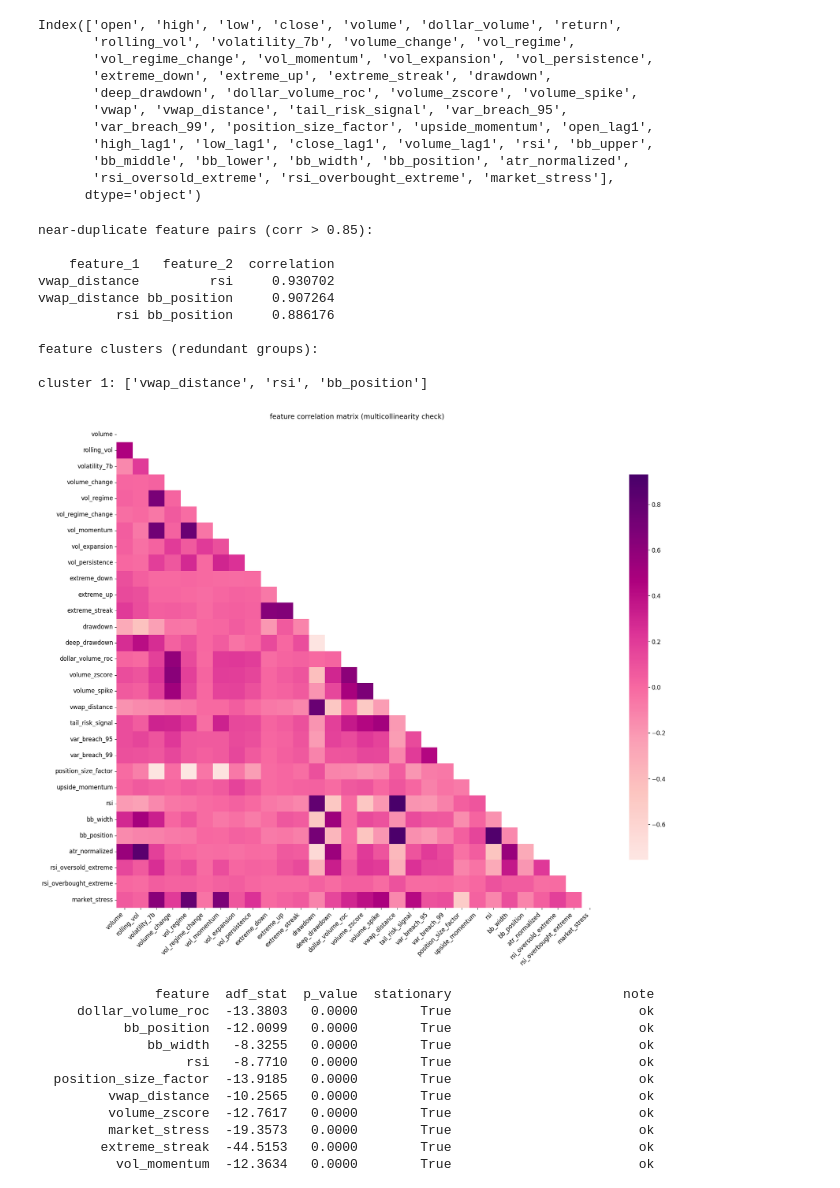
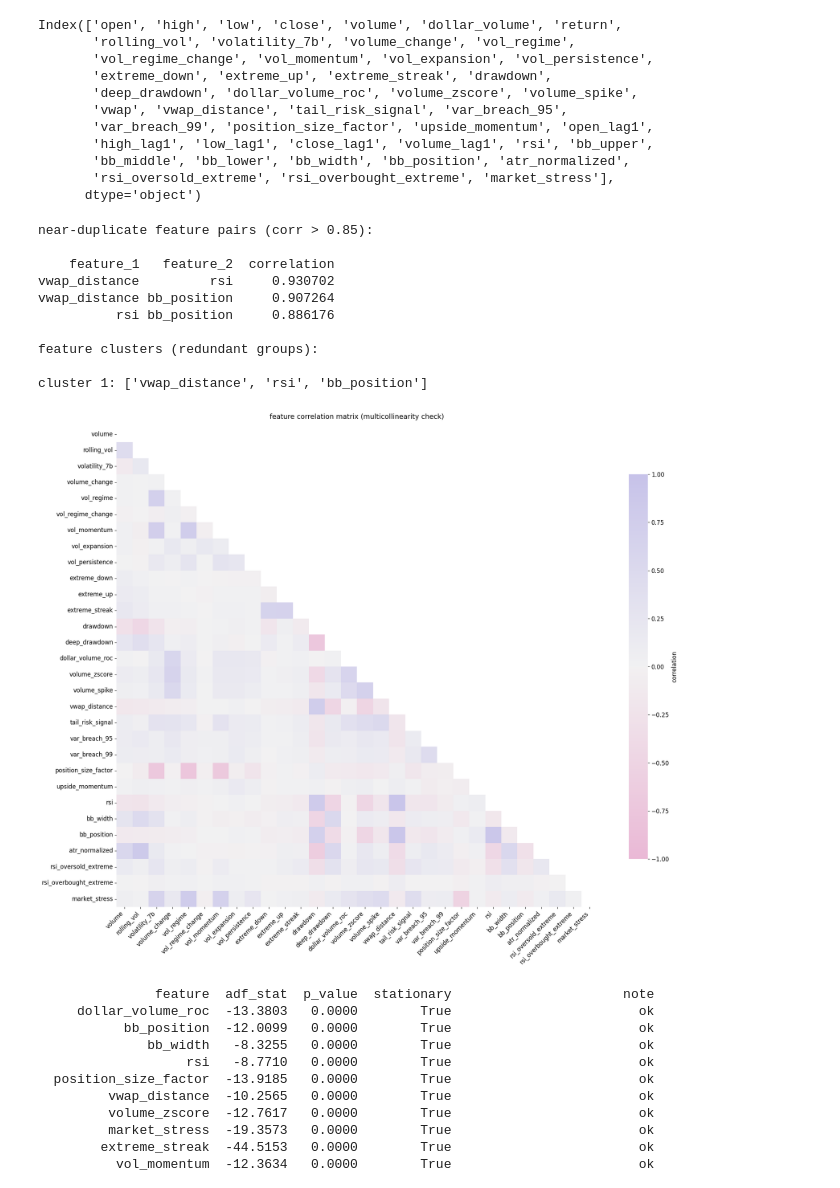
Before and after one commit to pynat/causality, a Jupyter notebook: inference_and_causality.ipynb, the cells around one changed output. Saved outputs shown, nothing was run; the diff lists cells and outputs as text; code cells hidden in the pictures.

```diff
--- a/inference_and_causality.ipynb
+++ b/inference_and_causality.ipynb
@@ -393,7 +421,7 @@ df['tail_risk_signal'] = ((df['volatility_7b'] > df['volatility_7b'].rolling(60)
                            (df['volume_zscore'] > 1.5)).astype(int)
 
 # 812 bars ≈ 1 year for dollar bars
-#bars_per_year = 812
+bars_per_year = 812
 df['var_breach_95'] = (df['return'].shift(1) < df['return'].rolling(bars_per_year).quantile(0.05).shift(1)).astype(int)
 df['var_breach_99'] = (df['return'].shift(1) < df['return'].rolling(bars_per_year).quantile(0.01).shift(1)).astype(int)
 
@@ -436,3 +464,14 @@ df['market_stress'] = ((df['vol_regime'] == 2).astype(int) * 0.4 +
                         (df['extreme_streak'] > 2).astype(int) * 0.3)
 
 df.drop(columns=['atr_14', 'running_max'], inplace=True, errors='ignore')
+# %%
+# check if nans are clustered at start or scattered throughout
+print("nan location check:")
+warmup_cutoff = 70  # max of any rolling window
+
+for col in df.columns[df.isnull().any()]:
+    total    = df[col].isnull().sum()
+    in_start = df[col].iloc[:warmup_cutoff].isnull().sum()
+    scattered = total - in_start
+    flag = "  PROBLEM: scattered nans, ffill silently corrupts" if scattered > 0 else ""
+    print(f"  {col:30s} total={total:3d}  start={in_start:3d}  scattered={scattered:3d}{flag}")
@@ -532,44 +589,61 @@ def build_feature_clusters(corr_matrix, threshold=0.85):
             processed.update(cluster)
             clusters.append(cluster)
     return clusters
 
-high_corr_df = find_high_correlations(correlation_matrix, threshold=0.85)
+high_corr_df   = find_high_correlations(correlation_matrix, threshold=0.85)
 feature_clusters = build_feature_clusters(correlation_matrix, threshold=0.85)
 
 print("near-duplicate feature pairs (corr > 0.85):\n")
 print(high_corr_df.to_string(index=False))
-
 print("\nfeature clusters (redundant groups):\n")
 for i, c in enumerate(feature_clusters):
     print(f"cluster {i+1}: {c}")
 
-# heatmap
+# style
 rcParams['font.family'] = 'DejaVu Sans'
-rcParams['font.size'] = 12
-fig, ax = plt.subplots(figsize=(20, 16))
+rcParams['font.size']   = 12
+
+pastel_cmap = sns.diverging_palette(
+    330,
+    270,
+    s=60,
+    l=80,
+    center="light",
+    as_cmap=True
+)
+
 mask = np.triu(np.ones_like(correlation_matrix, dtype=bool))
-sns.heatmap(correlation_matrix, mask=mask, cmap='RdPu', center=0,
-            square=True, fmt='.2f', cbar_kws={"shrink": .8}, ax=ax)
-ax.set_title('feature correlation matrix (multicollinearity check)', fontsize=14, pad=15)
+
+plt.figure(figsize=(20, 16))
+sns.heatmap(
+    correlation_matrix,
+    mask=mask,
+    cmap=pastel_cmap,
+    center=0,
+    vmin=-1,
+    vmax=1,
+    square=True,
+    linewidths=0.0,
+    cbar_kws={'label': 'correlation', 'shrink': 0.8}
+)
+plt.title('feature correlation matrix (multicollinearity check)', fontsize=14, pad=15)
 plt.xticks(rotation=45, ha='right')
 plt.yticks(rotation=0)
-for spine in ax.spines.values():
-    spine.set_visible(False)
 plt.tight_layout()
 plt.savefig("results/correlation.png", dpi=300, bbox_inches='tight')
 plt.show()
 # %% [output]
 near-duplicate feature pairs (corr > 0.85):
 
     feature_1   feature_2  correlation
 vwap_distance         rsi     0.930702
 vwap_distance bb_position     0.907264
           rsi bb_position     0.886176
 
 feature clusters (redundant groups):
 
 cluster 1: ['vwap_distance', 'rsi', 'bb_position']
-[figure, old version]
+[figure, new version]
 # %%
 # all three features (vwap_distance, rsi, bb_position) are retained
 # high inter-feature correlation does not imply low predictive value
```
Also changed, not shown: parts of 12 cells of this notebook, 4 other files.
